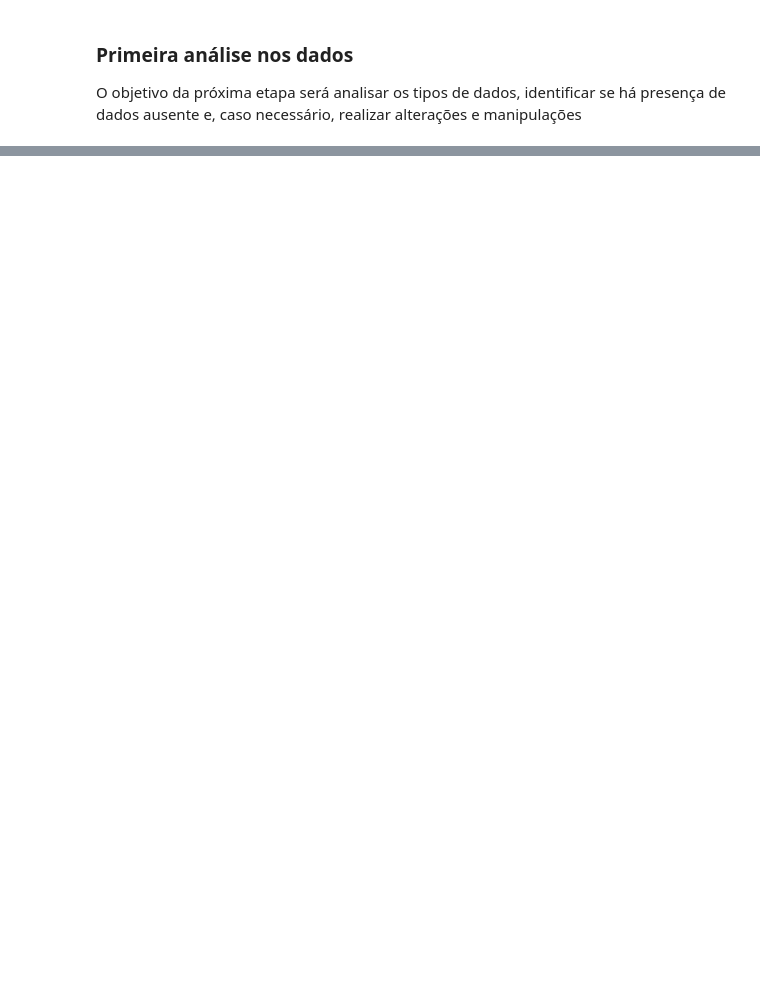
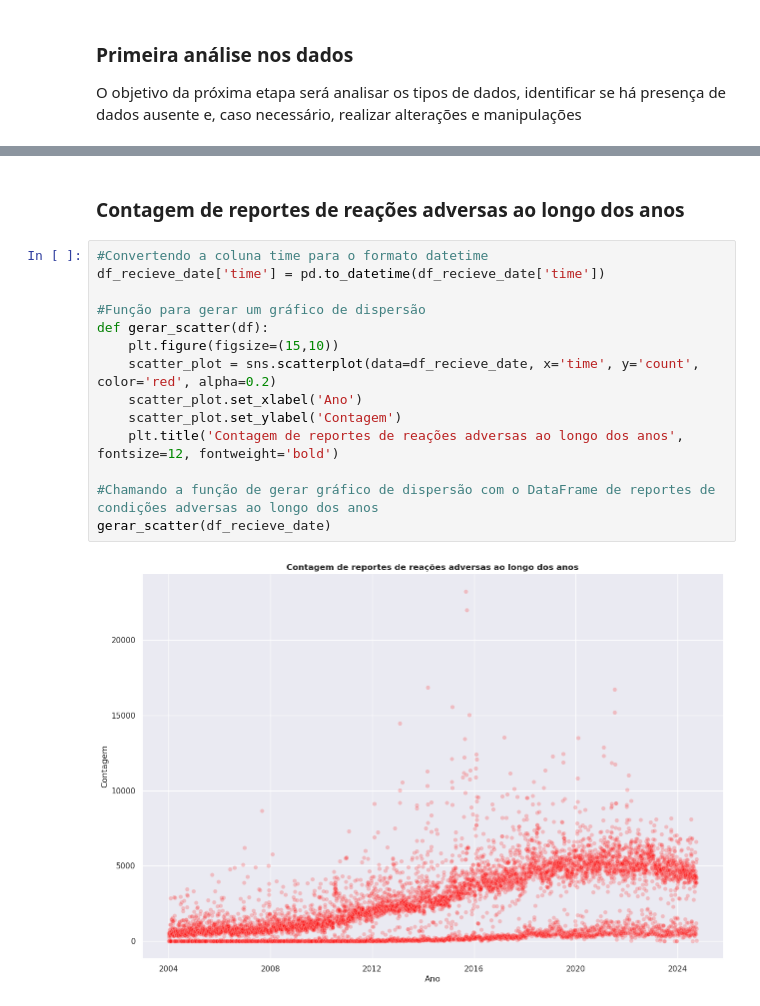
Before and after one commit to guipereira2/Desafio_Aleon, a Jupyter notebook: notebook.ipynb, the cells around one changed output, grey strips where cells are left out. Saved outputs shown, nothing was run; the diff lists cells and outputs as text; blank space fills up the shorter version.

```diff
--- a/notebook.ipynb
+++ b/notebook.ipynb
@@ -93,0 +196,18 @@ O objetivo da próxima etapa será analisar os tipos de dados, identificar se h
+# %% [markdown]
+### Contagem de reportes de reações adversas ao longo dos anos
+# %%
+#Convertendo a coluna time para o formato datetime
+df_recieve_date['time'] = pd.to_datetime(df_recieve_date['time'])
+
+#Função para gerar um gráfico de dispersão
+def gerar_scatter(df):
+    plt.figure(figsize=(15,10))
+    scatter_plot = sns.scatterplot(data=df_recieve_date, x='time', y='count', color='red', alpha=0.2)
+    scatter_plot.set_xlabel('Ano')
+    scatter_plot.set_ylabel('Contagem')
+    plt.title('Contagem de reportes de reações adversas ao longo dos anos', fontsize=12, fontweight='bold')
+
+#Chamando a função de gerar gráfico de dispersão com o DataFrame de reportes de condições adversas ao longo dos anos
+gerar_scatter(df_recieve_date)
+# %% [output]
+[figure, added]
```
Also changed, not shown: parts of 26 cells of this notebook.
